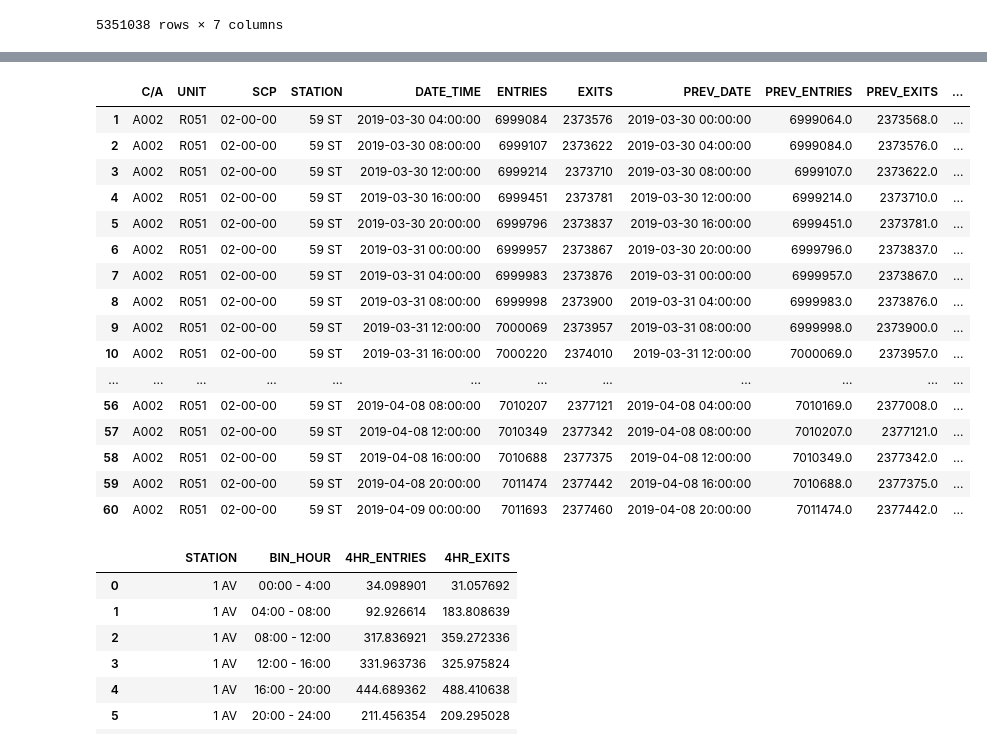
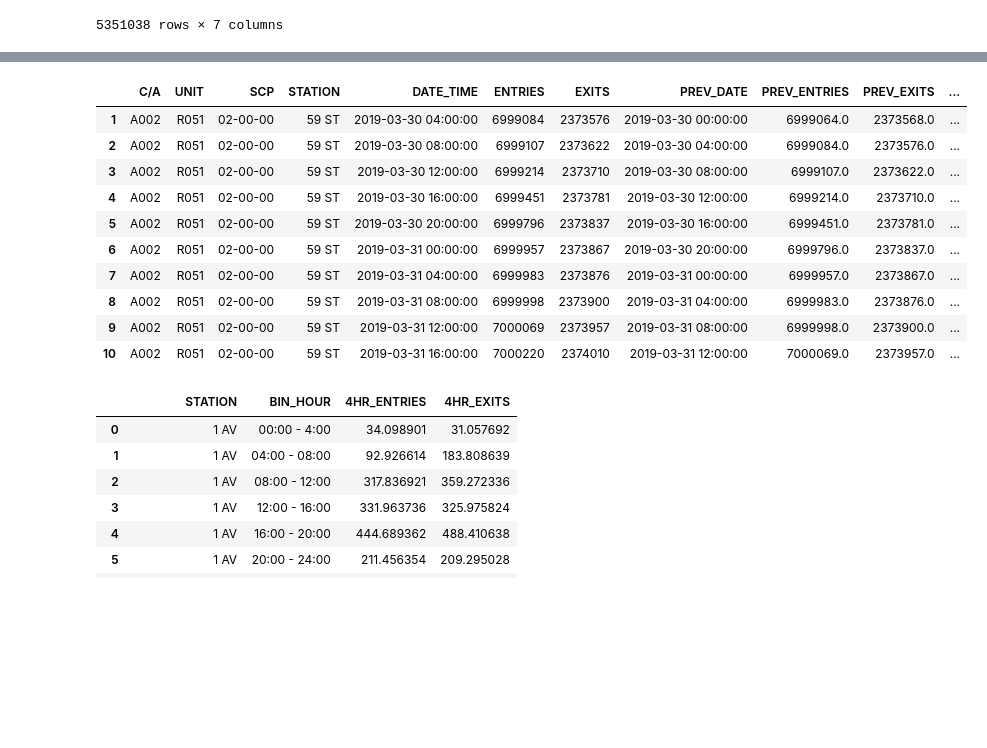
Before and after one commit to ericajstevenson/METIS_projects, a Jupyter notebook: NYC MTA analysis/Main_MTA_analysis_visualization.ipynb, the cells around one changed output, grey strips where cells are left out. Drawn from its saved outputs; the diff is of its cells as text; code cells hidden in the pictures; blank space fills up the shorter version.

```diff
--- a/NYC MTA analysis/Main_MTA_analysis_visualization.ipynb
+++ b/NYC MTA analysis/Main_MTA_analysis_visualization.ipynb
@@ -168,25 +159,19 @@ def time_block(time):
 # %%
 # Apply time_block function to group data into 4 hour time blocks
 turnstiles_block["BIN_HOUR"] = turnstiles_block["DATE_TIME"].dt.hour.apply(time_block)
-turnstiles_block.head(60)
+turnstiles_block.head(10)
 # %% [output]
 |  | C/A | UNIT | SCP | STATION | DATE_TIME | ENTRIES | EXITS | PREV_DATE | PREV_ENTRIES | PREV_EXITS | ... |
 | 1 | A002 | R051 | 02-00-00 | 59 ST | 2019-03-30 04:00:00 | 6999084 | 2373576 | 2019-03-30 00:00:00 | 6999064.0 | 2373568.0 | ... |
 | 2 | A002 | R051 | 02-00-00 | 59 ST | 2019-03-30 08:00:00 | 6999107 | 2373622 | 2019-03-30 04:00:00 | 6999084.0 | 2373576.0 | ... |
 | 3 | A002 | R051 | 02-00-00 | 59 ST | 2019-03-30 12:00:00 | 6999214 | 2373710 | 2019-03-30 08:00:00 | 6999107.0 | 2373622.0 | ... |
 | 4 | A002 | R051 | 02-00-00 | 59 ST | 2019-03-30 16:00:00 | 6999451 | 2373781 | 2019-03-30 12:00:00 | 6999214.0 | 2373710.0 | ... |
 | 5 | A002 | R051 | 02-00-00 | 59 ST | 2019-03-30 20:00:00 | 6999796 | 2373837 | 2019-03-30 16:00:00 | 6999451.0 | 2373781.0 | ... |
 | 6 | A002 | R051 | 02-00-00 | 59 ST | 2019-03-31 00:00:00 | 6999957 | 2373867 | 2019-03-30 20:00:00 | 6999796.0 | 2373837.0 | ... |
 | 7 | A002 | R051 | 02-00-00 | 59 ST | 2019-03-31 04:00:00 | 6999983 | 2373876 | 2019-03-31 00:00:00 | 6999957.0 | 2373867.0 | ... |
 | 8 | A002 | R051 | 02-00-00 | 59 ST | 2019-03-31 08:00:00 | 6999998 | 2373900 | 2019-03-31 04:00:00 | 6999983.0 | 2373876.0 | ... |
 | 9 | A002 | R051 | 02-00-00 | 59 ST | 2019-03-31 12:00:00 | 7000069 | 2373957 | 2019-03-31 08:00:00 | 6999998.0 | 2373900.0 | ... |
 | 10 | A002 | R051 | 02-00-00 | 59 ST | 2019-03-31 16:00:00 | 7000220 | 2374010 | 2019-03-31 12:00:00 | 7000069.0 | 2373957.0 | ... |
-| ... | ... | ... | ... | ... | ... | ... | ... | ... | ... | ... | ... |
-| 56 | A002 | R051 | 02-00-00 | 59 ST | 2019-04-08 08:00:00 | 7010207 | 2377121 | 2019-04-08 04:00:00 | 7010169.0 | 2377008.0 | ... |
-| 57 | A002 | R051 | 02-00-00 | 59 ST | 2019-04-08 12:00:00 | 7010349 | 2377342 | 2019-04-08 08:00:00 | 7010207.0 | 2377121.0 | ... |
-| 58 | A002 | R051 | 02-00-00 | 59 ST | 2019-04-08 16:00:00 | 7010688 | 2377375 | 2019-04-08 12:00:00 | 7010349.0 | 2377342.0 | ... |
-| 59 | A002 | R051 | 02-00-00 | 59 ST | 2019-04-08 20:00:00 | 7011474 | 2377442 | 2019-04-08 16:00:00 | 7010688.0 | 2377375.0 | ... |
-| 60 | A002 | R051 | 02-00-00 | 59 ST | 2019-04-09 00:00:00 | 7011693 | 2377460 | 2019-04-08 20:00:00 | 7011474.0 | 2377442.0 | ... |
 # %%
 # Calculate the average number of entries and exits per 4 hour time period for each station.
 station_mean = turnstiles_block.groupby(["STATION", "BIN_HOUR"])[['4HR_ENTRIES','4HR_EXITS']].mean().reset_index()
```
Also changed, not shown: parts of 9 cells of this notebook, 12 other files.
